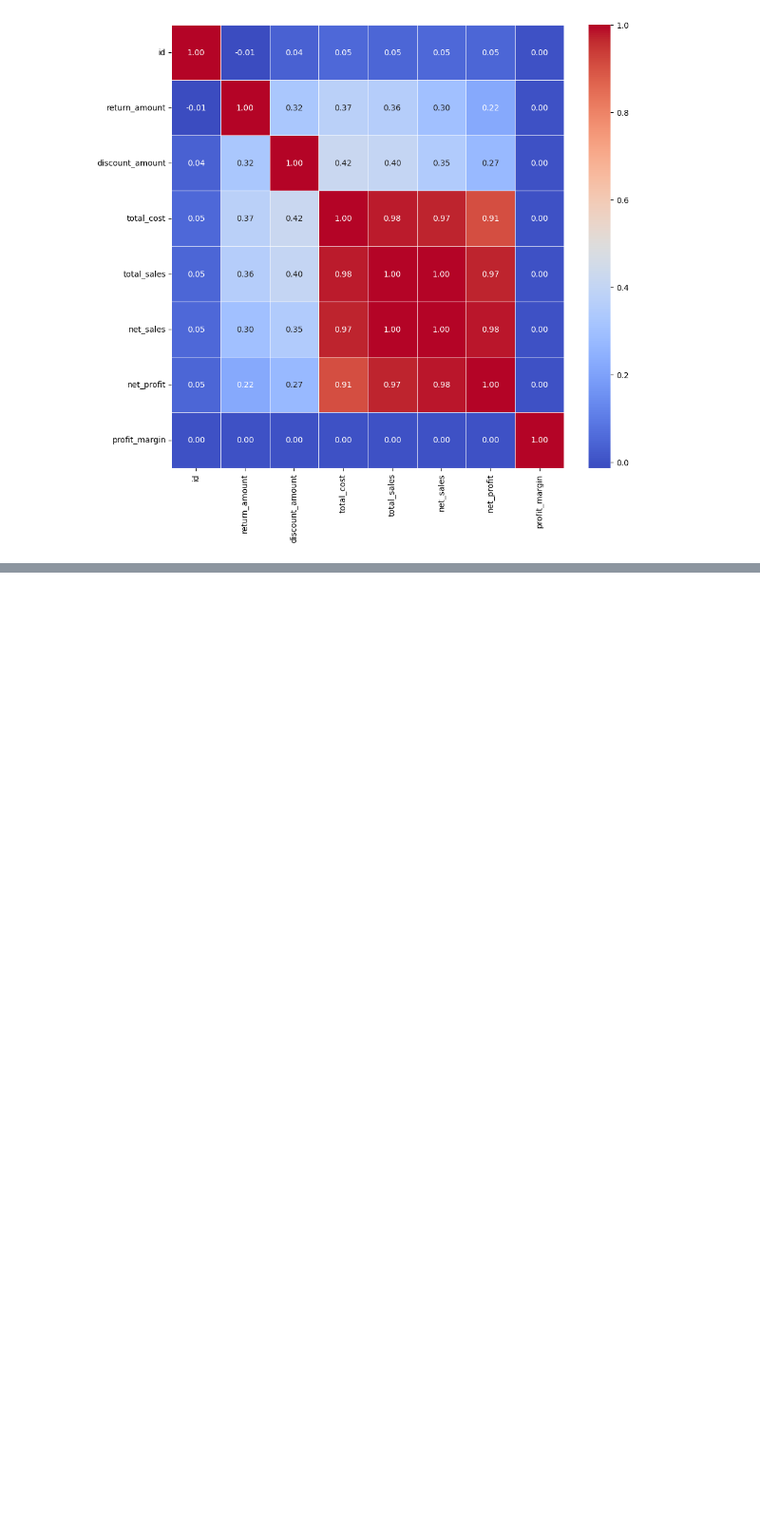
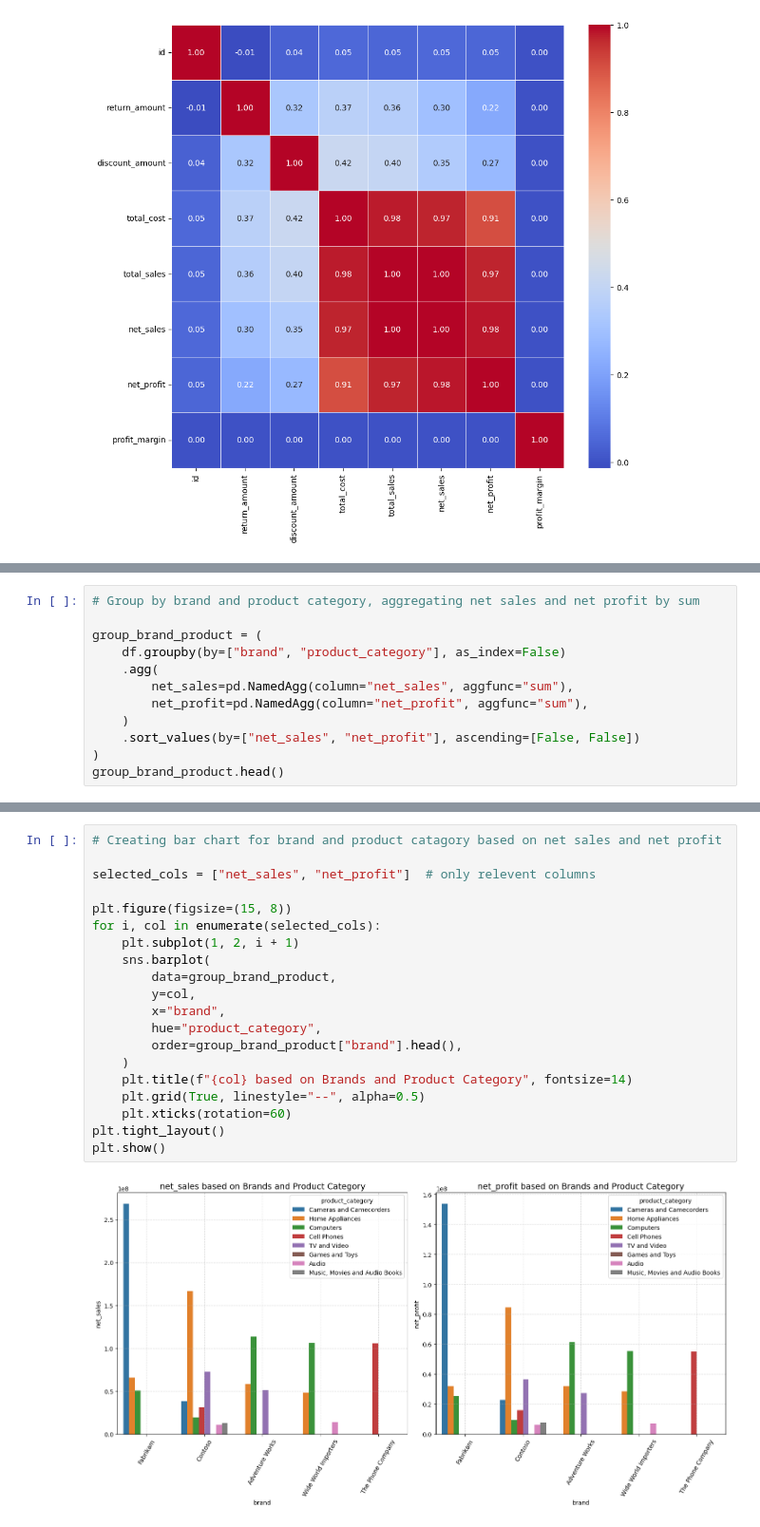
Before and after one commit to hemant4dsci/retail_e-commerce_sales_analytics, a Jupyter notebook: notebooks/02_exploratory_data_analysis.ipynb, the cells around one changed output, grey strips where cells are left out. Shown at 95% size. Drawn from its saved outputs; the diff is of its cells as text; blank space fills up the shorter version.

```diff
--- a/notebooks/02_exploratory_data_analysis.ipynb
+++ b/notebooks/02_exploratory_data_analysis.ipynb
@@ -185,0 +194,12 @@ plt.show()
+# %%
+# Group by brand and product category, aggregating net sales and net profit by sum
+
+group_brand_product = (
+    df.groupby(by=["brand", "product_category"], as_index=False)
+    .agg(
+        net_sales=pd.NamedAgg(column="net_sales", aggfunc="sum"),
+        net_profit=pd.NamedAgg(column="net_profit", aggfunc="sum"),
+    )
+    .sort_values(by=["net_sales", "net_profit"], ascending=[False, False])
+)
+group_brand_product.head()
@@ -185,0 +213,22 @@ plt.show()
+# %%
+# Creating bar chart for brand and product catagory based on net sales and net profit
+
+selected_cols = ["net_sales", "net_profit"]  # only relevent columns
+
+plt.figure(figsize=(15, 8))
+for i, col in enumerate(selected_cols):
+    plt.subplot(1, 2, i + 1)
+    sns.barplot(
+        data=group_brand_product,
+        y=col,
+        x="brand",
+        hue="product_category",
+        order=group_brand_product["brand"].head(),
+    )
+    plt.title(f"{col} based on Brands and Product Category", fontsize=14)
+    plt.grid(True, linestyle="--", alpha=0.5)
+    plt.xticks(rotation=60)
+plt.tight_layout()
+plt.show()
+# %% [output]
+[figure, added]
```
Also changed, not shown: parts of 51 cells of this notebook.
